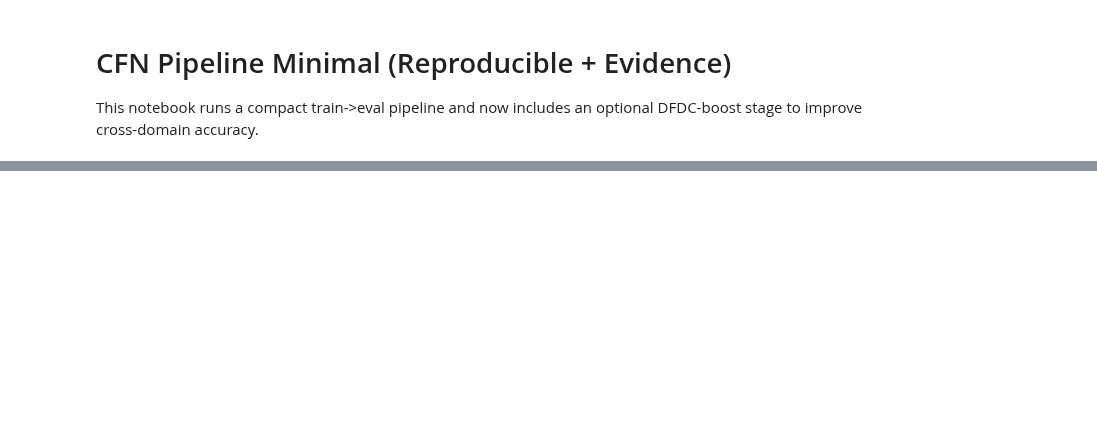
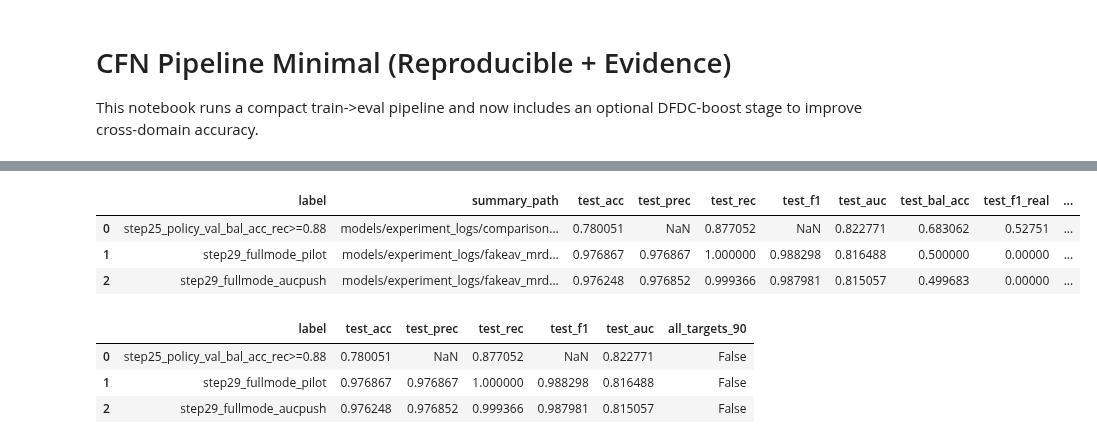
Before and after one commit to UmeshaSamarakoon/FYP, a Jupyter notebook: CausalX-Project/backend/notebooks/CFN_pipeline_min.ipynb, the cells around one changed output, grey strips where cells are left out. Cells and saved outputs as stored; diff of their text form; code cells hidden in the pictures; blank space fills up the shorter version.

```diff
--- a/CausalX-Project/backend/notebooks/CFN_pipeline_min.ipynb
+++ b/CausalX-Project/backend/notebooks/CFN_pipeline_min.ipynb
@@ -250,0 +4015,35 @@ print('CFN_CALIBRATOR_THRESH=', os.environ['CFN_CALIBRATOR_THRESH'])
+# %%
+from pathlib import Path
+import pandas as pd
+
+try:
+    from IPython.display import display
+except Exception:
+    def display(x):
+        print(x)
+
+if 'BACKEND_ROOT' in globals():
+    BACKEND_ROOT = Path(BACKEND_ROOT).expanduser().resolve()
+if 'BACKEND_ROOT' not in globals() or not (BACKEND_ROOT / 'models').exists():
+    cands = [Path.cwd().resolve(), Path.cwd().resolve().parent, Path('/Users/venturit/Documents/GitHub/FYP/CausalX-Project/backend')]
+    BACKEND_ROOT = next((p for p in cands if (p / 'models').exists()), cands[-1])
+
+csv_path = BACKEND_ROOT / 'models/experiment_logs/comparison_nextsteps_20260314_step29_fullmode_summary.csv'
+if not csv_path.exists():
+    print('Missing:', csv_path)
+else:
+    d = pd.read_csv(csv_path)
+    display(d)
+
+    if {'target_acc90', 'target_prec90', 'target_rec90', 'target_f190', 'target_auc90'}.issubset(d.columns):
+        d['all_targets_90'] = d[['target_acc90', 'target_prec90', 'target_rec90', 'target_f190', 'target_auc90']].all(axis=1)
+        display(d[['label', 'test_acc', 'test_prec', 'test_rec', 'test_f1', 'test_auc', 'all_targets_90']])
+# %% [output]
+|  | label | summary_path | test_acc | test_prec | test_rec | test_f1 | test_auc | test_bal_acc | test_f1_real | ... |
+| 0 | step25_policy_val_bal_acc_rec>=0.88 | models/experiment_logs/comparison... | 0.780051 | NaN | 0.877052 | NaN | 0.822771 | 0.683062 | 0.52751 | ... |
+| 1 | step29_fullmode_pilot | models/experiment_logs/fakeav_mrd... | 0.976867 | 0.976867 | 1.000000 | 0.988298 | 0.816488 | 0.500000 | 0.00000 | ... |
+| 2 | step29_fullmode_aucpush | models/experiment_logs/fakeav_mrd... | 0.976248 | 0.976852 | 0.999366 | 0.987981 | 0.815057 | 0.499683 | 0.00000 | ... |
+|  | label | test_acc | test_prec | test_rec | test_f1 | test_auc | all_targets_90 |
+| 0 | step25_policy_val_bal_acc_rec>=0.88 | 0.780051 | NaN | 0.877052 | NaN | 0.822771 | False |
+| 1 | step29_fullmode_pilot | 0.976867 | 0.976867 | 1.000000 | 0.988298 | 0.816488 | False |
+| 2 | step29_fullmode_aucpush | 0.976248 | 0.976852 | 0.999366 | 0.987981 | 0.815057 | False |
```
Also changed, not shown: parts of 108 cells of this notebook, 8 other files.
